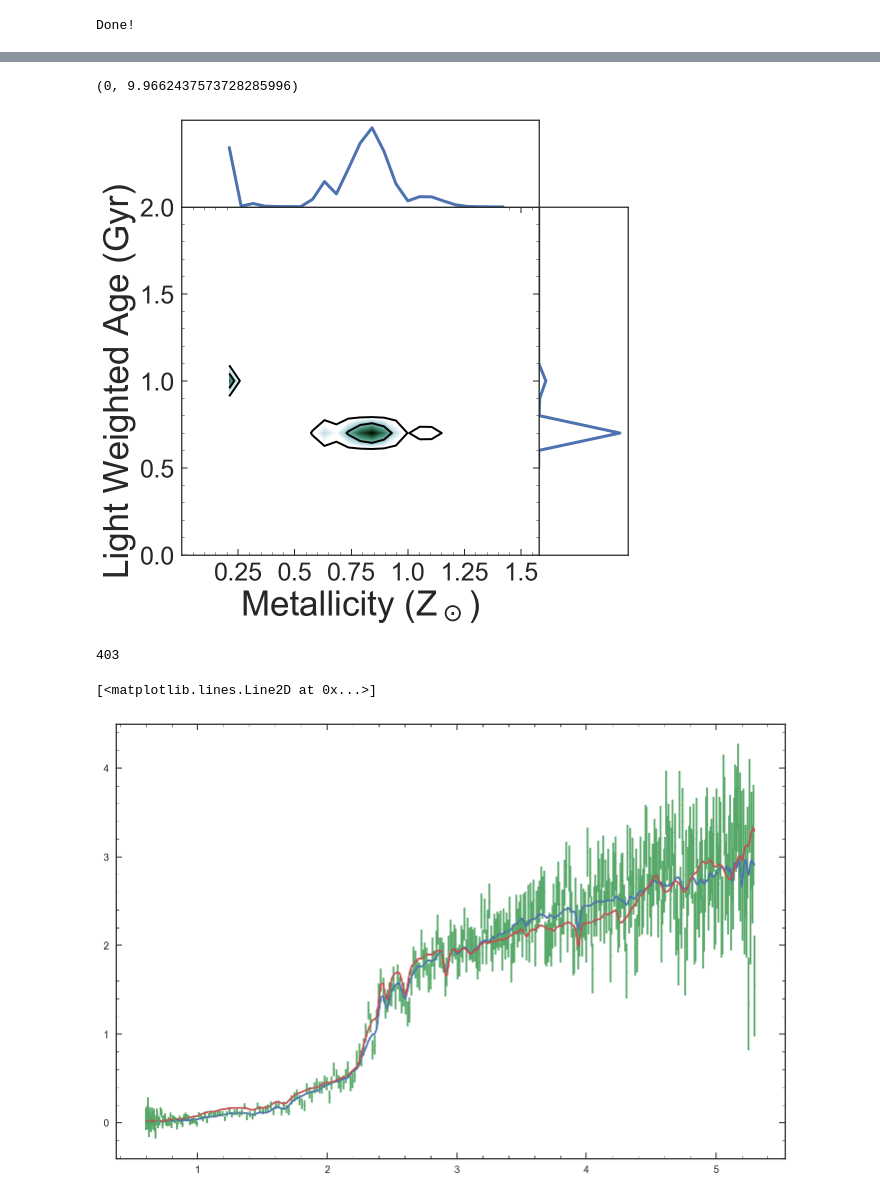
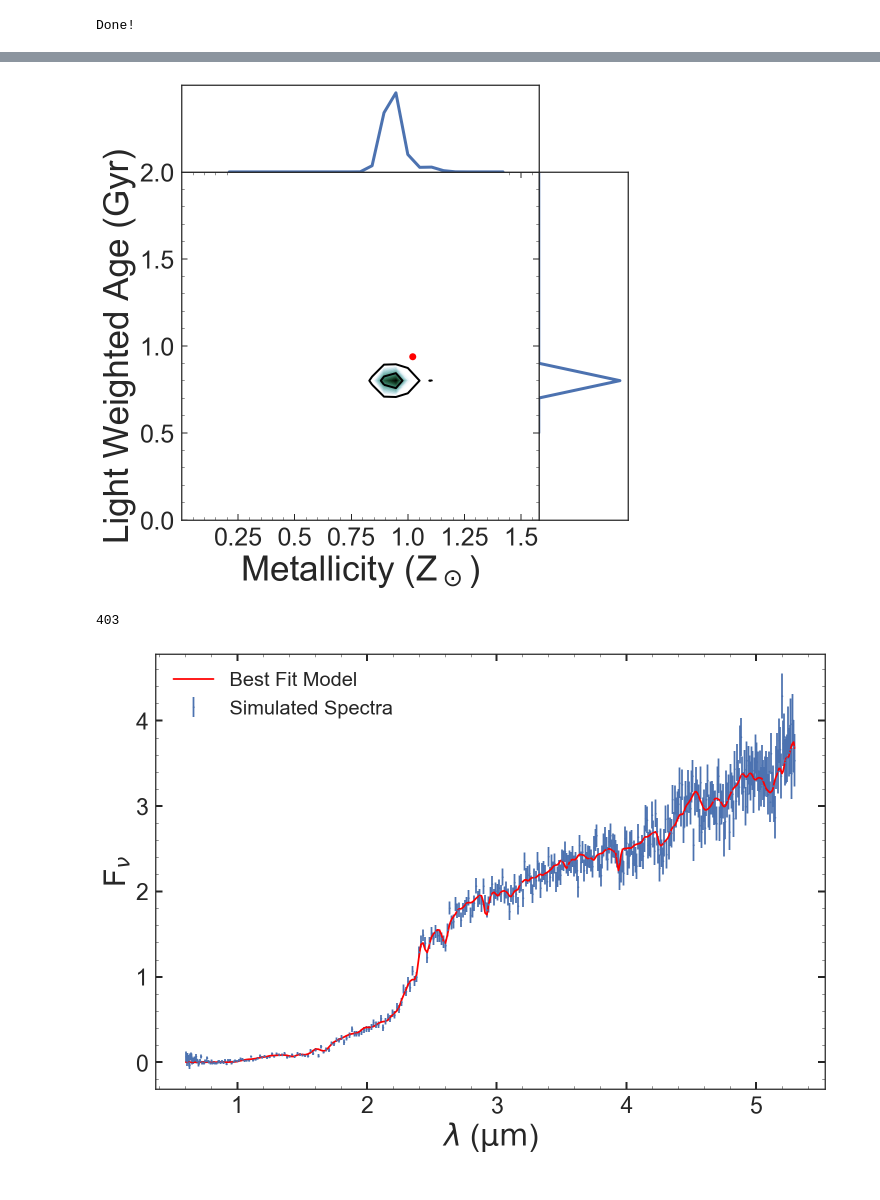
Before and after one commit to Vince-ec/JWST_proposal, a Jupyter notebook: Ivo_proposal.ipynb, the cells around one changed output, grey strips where cells are left out. Cells and saved outputs as stored; diff of their text form; code cells hidden in the pictures.

```diff
--- a/Ivo_proposal.ipynb
+++ b/Ivo_proposal.ipynb
@@ -69,6 +68,7 @@ plt.figure(figsize=[8,8])
 plt.subplot(gs[2])
 plt.contour(M,A,P,levels,colors='k',linewidths=2)
 plt.contourf(M,A,P,40,cmap=cmap)
+plt.plot(0.0194,0.94,'ro')
 plt.axis([0,0.03,0,2])
 plt.xlabel('Metallicity (Z$_\odot$)',size=35)
 plt.ylabel('Light Weighted Age (Gyr)',size=35)
@@ -88,13 +88,13 @@ plt.xticks([])
 plt.yticks([])
 plt.ylim(0,2)
 plt.xlim(0,max(PT)*1.1)
+plt.savefig('likelihood.png',bbox_inches='tight')
 # %% [output]
-(0, 9.9662437573728285996)
-[figure, old version]
+[figure, new version]
 # %%
-wv,fl,flx,err = np.load('output/nirspec_sim_data_p_z5_bc_test.npy')
-mwv,mfl=np.load('../Quiescent_analysis/JWST/m0.016_a0.7_t8.0_prism_z5.npy')
-# mwv,mfl=np.load('../Quiescent_analysis/JWST/m0.019_a1.0_t8.0_prism_z5.npy')
+wv,fl,flx,err = np.load('output/nirspec_sim_data_p_z5_fs_test.npy')
+mwv,mfl=np.load('../Quiescent_analysis/JWST/m0.018_a0.8_t0_prism_z5.npy')
+# mwv,mfl=np.load('../Quiescent_analysis/JWST/m0.019_a0.9_t8.0_prism_z5.npy')
 # %%
 wv.size
 # %% [output]
@@ -103,13 +103,16 @@ wv.size
 C = Scale_model(flx,err,(mwv**2/3E18)*mfl)
 # %%
 plt.figure(figsize=[12,8])
-plt.plot(wv,fl/trans)
-plt.errorbar(wv,flx/trans,err/trans,fmt='o',ms=2)
-plt.plot(mwv,(mwv**2/3E18)*mfl/trans*C)
-# plt.xlim(0,6)
+# plt.plot(wv,fl/trans)
+plt.errorbar(wv,flx/trans,err/trans,fmt='o',ms=2, label='Simulated Spectra')
+plt.plot(mwv,(mwv**2/3E18)*mfl/trans*C,'r', label='Best Fit Model')
+plt.xlabel('$\lambda$ ($\\rm \mu m$)',fontsize=30)
+plt.ylabel('F$_\\nu$',fontsize=30)
+plt.tick_params(axis='both', which='major', labelsize=23,length = 7, width=2)
+plt.legend(fontsize=20)
+plt.savefig('bestfit.png',bbox_inches='tight')
 # %% [output]
-[<matplotlib.lines.Line2D at 0x...>]
-[figure, old version]
+[figure, new version]
 # %%
 np.where(P == P.max())
 # %% [output]
```
Also changed, not shown: parts of 8 cells of this notebook, 1 other file.
